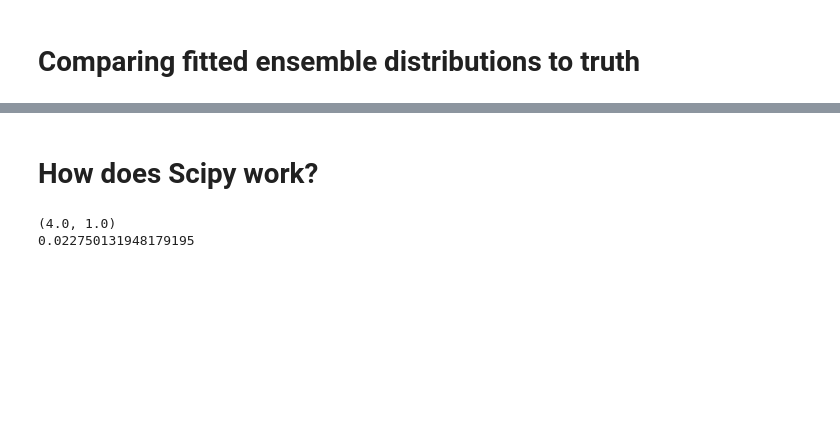
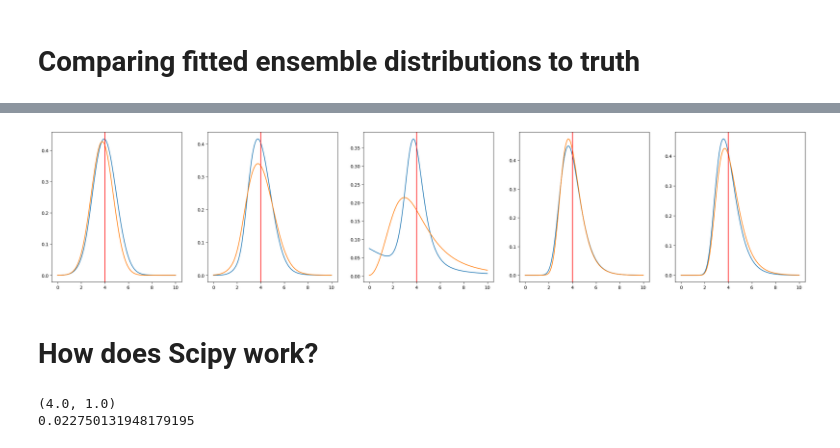
Before and after one commit to ihmeuw-msca/distrem, a Jupyter notebook: plots.ipynb, the cells around one changed output, grey strips where cells are left out. Drawn from its saved outputs; the diff is of its cells as text; code cells hidden in the pictures; blank space fills up the shorter version.

Commit message:
fix minor errors in plotting and make into functions

```diff
--- a/plots.ipynb
+++ b/plots.ipynb
@@ -67,0 +37,20 @@ ax[4].axvline(MEAN, color="red")
+# %%
+support = np.linspace(0, 10, 100)
+
+def plot_ensembles(distributions, weights, mean, variance, support, figsize):
+  fig, ax = plt.subplots(1, len(distributions), figsize=figsize)
+  for i in range(len(distributions)):
+    mod = EnsembleModel(distributions[i], weights[i], mean, variance)
+    pdf = mod.pdf(support)
+    ax[i].plot(support, pdf)
+    ax[i].axvline(mean, color="red")
+
+distributions = [["normal", "gumbel"],
+                 ["normal", "gumbel"],
+                 ["exponential", "fisk"],
+                 ["invgamma", "lognormal", "fisk"],
+                 ["invgamma", "lognormal", "fisk"]]
+
+weights = [[0.99, 0.1], [0.6, 0.4], [0.3, 0.7], [0.3, 0.5, 0.2], [0.9, 0.05, 0.05]]
+
+plot_ensembles(distributions, weights, MEAN, VARIANCE, support, (30, 6))
@@ -116,3 +61,29 @@ ax[4].axvline(MEAN, color="red")
+# %%
+# fig, ax = plt.subplots(1, 5, figsize=(30, 6))
+support = np.linspace(0, 10, 100)
+
+def ensemble_comparison(distributions, weights, mean, variance, support, figsize):
+  fig, ax = plt.subplots(1, len(distributions), figsize=figsize)
+  for i in range(len(distributions)):
+    mod = EnsembleModel(distributions[i], weights[i], mean, variance)
+    mod_draws = mod.rvs(size=len(support))
+    fit = EnsembleFitter(distributions[i], "L2").fit(mod_draws)
+    pdf = mod.pdf(support)
+    ax[i].plot(support, pdf)
+    ax[i].plot(support, fit.ensemble_model.pdf(support))
+    ax[i].axvline(mean, color="red")
+
+distributions = [["normal", "gumbel"],
+                 ["normal", "gumbel"],
+                 ["exponential", "fisk"],
+                 ["invgamma", "lognormal", "fisk"],
+                 ["invgamma", "lognormal", "fisk"]]
+
+weights = [[0.99, 0.1], [0.6, 0.4], [0.3, 0.7], [0.3, 0.5, 0.2], [0.9, 0.05, 0.05]]
+
+ensemble_comparison(distributions, weights, MEAN, VARIANCE, support, (30, 6))
+# %% [output]
+[figure, added]
 # %% [markdown]
 # How does Scipy work?
 # %%
```
Also changed, not shown: parts of 3 cells of this notebook, 1 other file.
